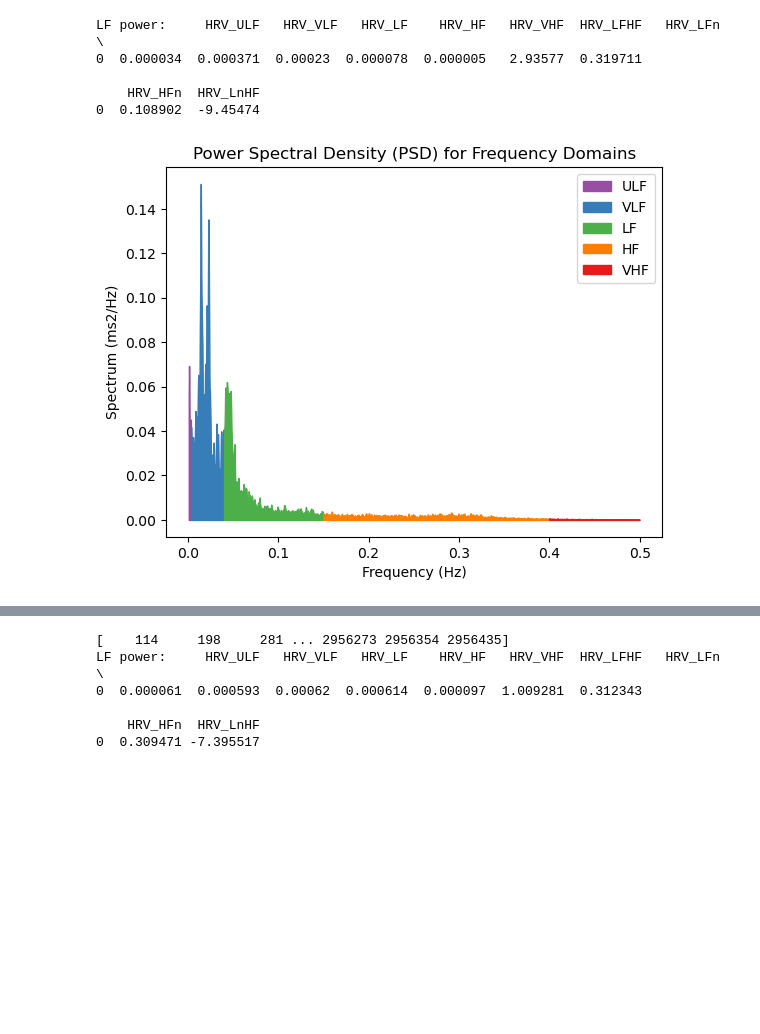
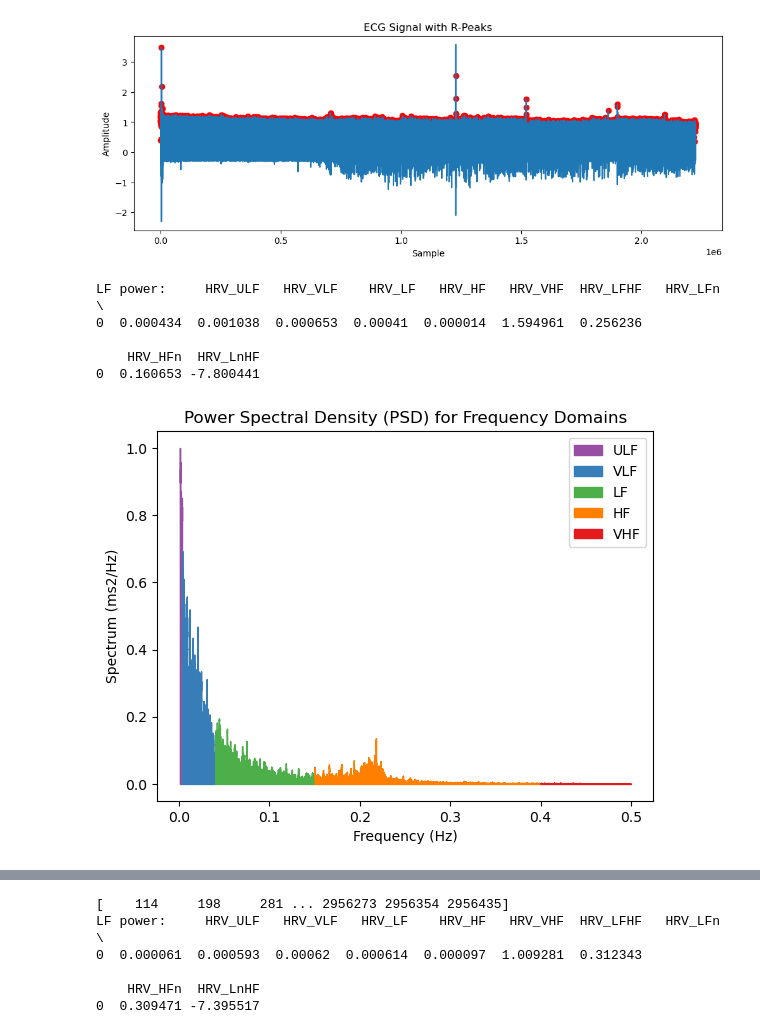
Before and after one commit to ma15118/Year3Project, a Jupyter notebook: Freq_analysis.ipynb, the cells around one changed output, grey strips where cells are left out. Cells and saved outputs as stored; diff of their text form; code cells hidden in the pictures; blank space fills up the shorter version.

```diff
--- a/Freq_analysis.ipynb
+++ b/Freq_analysis.ipynb
@@ -2,49 +26,64 @@
 import neurokit2 as nk
 import pandas as pd
 import matplotlib.pyplot as plt
 import numpy as np
 
-df = pd.read_csv("a02.csv", usecols=["ECG"])
+df = pd.read_csv("c10.csv", usecols=["ECG"])
 signal = np.concatenate(pd.DataFrame(df).to_numpy())
 
-section=signal[:1000]
 # Preprocess the ECG signal
-cleaned_signal = nk.ecg_clean(section, sampling_rate=100)
+cleaned_signal = nk.ecg_clean(signal, sampling_rate=100)
 
 # Detect R-peaks in the cleaned ECG signal using the `nk.ecg_findpeaks` function
 rpeaks = nk.ecg_findpeaks(signal, sampling_rate=100)["ECG_R_Peaks"]
 #print(rpeaks)
 # Create a new figure and plot the ECG signal
-#fig, ax = plt.subplots(figsize=(12,4))
-#ax.plot(section)
+fig, ax = plt.subplots(figsize=(12,4))
+ax.plot(signal)
 # Add the R-peaks to the plot
-#ax.scatter(rpeaks, section[rpeaks], color='red')
+ax.scatter(rpeaks, signal[rpeaks], color='red')
 
 # Add axis labels and a title to the plot
-#ax.set_xlabel('Sample')
-#ax.set_ylabel('Amplitude')
-#ax.set_title('ECG Signal with R-Peaks')
-#plt.show()
+ax.set_xlabel('Sample')
+ax.set_ylabel('Amplitude')
+ax.set_title('ECG Signal with R-Peaks')
+plt.show()
 
 
 hrv = nk.hrv_time(rpeaks, sampling_rate=100)
 # Compute the low-frequency (LF) spectral power of the HRV signal
 lf_power = nk.hrv_frequency(rpeaks, sampling_rate=100)
 
 
-print("Power:", lf_power)
+print("LF power:", lf_power)
 
 
 # Compute the PSD of the HRV signal
 # Compute HRV indices using method="welch"
-hrv_welch = nk.hrv_frequency(rpeaks, sampling_rate=100, show=True, psd_method="welch")
+hrv_welch = nk.hrv_frequency(rpeaks, sampling_rate=100, show=True, psd_method="multitapers")
+# Plot the power spectrum
+
+#psd = nk.hrv_frequency(rpeaks, sampling_rate=100, psd_method="welch")
 
 # Plot the PSD
-#nk.zzz.plot_psd(psd)
+#fig, ax = plt.subplots(figsize=(12,4))
+#ax.plot(psd["Frequency"], psd["Power"], lw=2, alpha=0.7, label="PSD")
+
+# Highlight the LF and HF components of HRV
+#ax.fill_betweenx([0, np.max(psd["Power"])], psd.loc[(psd["Frequency"] >= 0.04) & (psd["Frequency"] <= 0.15), "Frequency"], color="orange", alpha=0.5, label="LF")
+#ax.fill_betweenx([0, np.max(psd["Power"])], psd.loc[(psd["Frequency"] >= 0.15) & (psd["Frequency"] <= 0.4), "Frequency"], color="purple", alpha=0.5, label="HF")
+
+# Set plot parameters
+#ax.set_xlabel("Frequency (Hz)")
+#ax.set_ylabel("Power (ms^2/Hz)")
+#ax.set_title("Power Spectral Density of HRV")
+#plt.legend()
+#plt.show()
 # %% [output]
+[figure, new version]
-LF power:     HRV_ULF   HRV_VLF   HRV_LF    HRV_HF   HRV_VHF  HRV_LFHF   HRV_LFn  \
-0  0.000034  0.000371  0.00023  0.000078  0.000005   2.93577  0.319711
+LF power:     HRV_ULF   HRV_VLF    HRV_LF   HRV_HF   HRV_VHF  HRV_LFHF   HRV_LFn  \
+0  0.000434  0.001038  0.000653  0.00041  0.000014  1.594961  0.256236
 
     HRV_HFn  HRV_LnHF
-0  0.108902  -9.45474
+0  0.160653 -7.800441
-[figure, old version]
+[figure, added]
```
Also changed, not shown: parts of 30 cells of this notebook.
